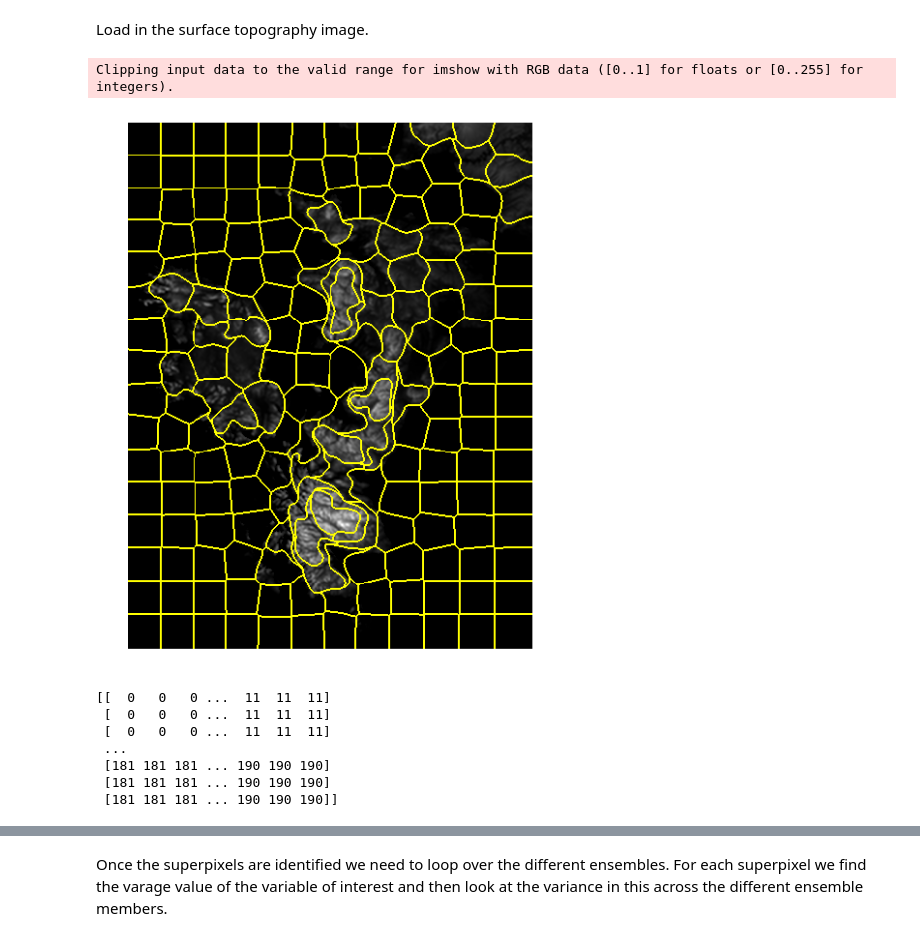
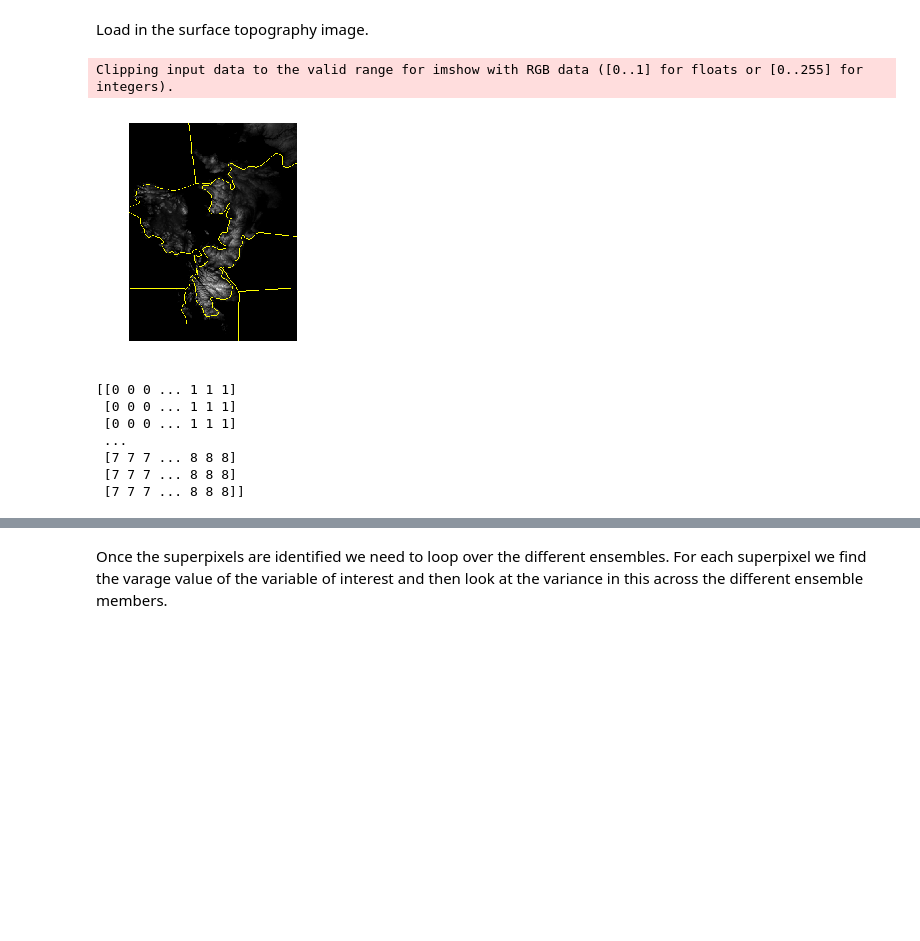
Before and after one commit to mhaigh/ukms_project, a Jupyter notebook: Segmentation_Variances.ipynb, the cells around one changed output, grey strips where cells are left out. Drawn from its saved outputs; the diff is of its cells as text; code cells hidden in the pictures; blank space fills up the shorter version.

Commit message:
adding updated segmentation variances code

```diff
--- a/Segmentation_Variances.ipynb
+++ b/Segmentation_Variances.ipynb
@@ -46,32 +48,32 @@ scale = np.max(np.abs(image))
 image = image/scale
 # %%
 #choose number of segments:
-numSegments = 200
+numSegments = 10
 
 # apply SLIC and extract (approximately) the supplied number
 # of segments
 segments = slic(image, n_segments = numSegments, sigma = 5)
 
 # show the output of SLIC
 fig = plt.figure("Superpixels -- %d segments" % (numSegments))
 ax = fig.add_subplot(1, 1, 1)
 ax.imshow(mark_boundaries(image, segments))
 plt.axis("off")
 
 # show the plots
 plt.show()
 
 print(segments)
 # %% [output]
 Clipping input data to the valid range for imshow with RGB data ([0..1] for floats or [0..255] for integers).
-[figure, old version]
+[figure, new version]
-[[  0   0   0 ...  11  11  11]
- [  0   0   0 ...  11  11  11]
- [  0   0   0 ...  11  11  11]
+[[0 0 0 ... 1 1 1]
+ [0 0 0 ... 1 1 1]
+ [0 0 0 ... 1 1 1]
  ...
- [181 181 181 ... 190 190 190]
- [181 181 181 ... 190 190 190]
- [181 181 181 ... 190 190 190]]
+ [7 7 7 ... 8 8 8]
+ [7 7 7 ... 8 8 8]
+ [7 7 7 ... 8 8 8]]
 # %%
 #to add: date and time values for the image.
 
```
Also changed, not shown: parts of 2 cells of this notebook.
